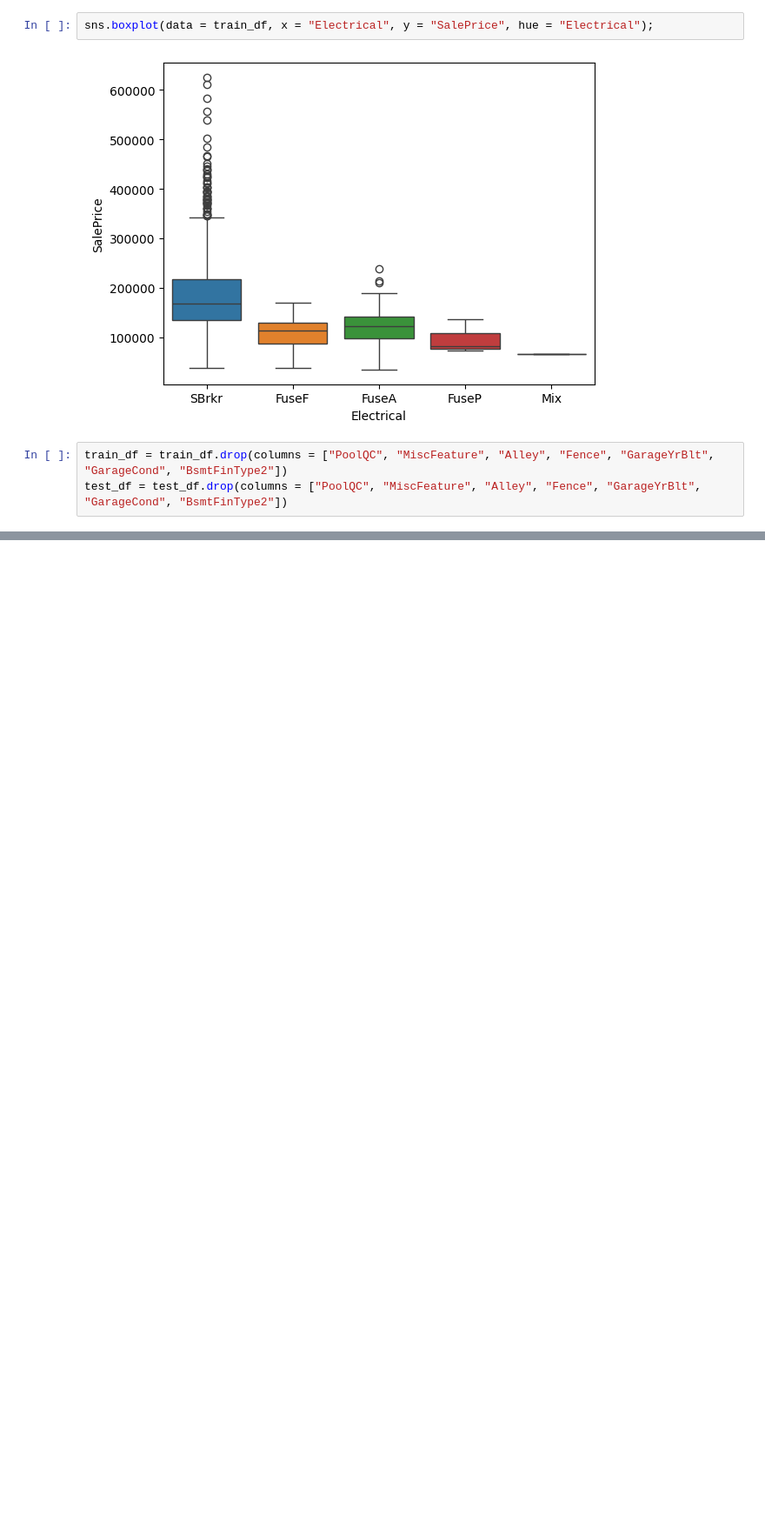
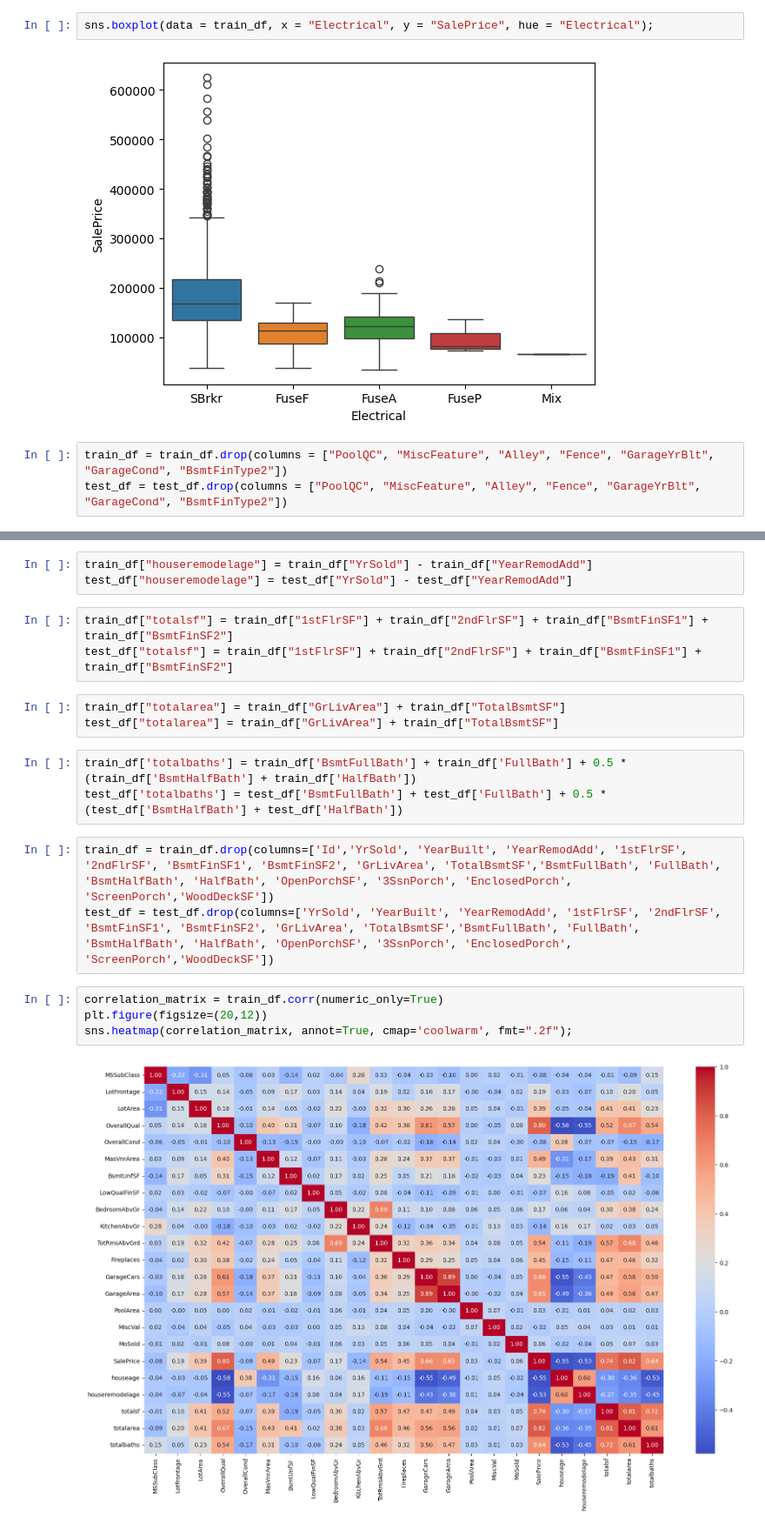
Before and after one commit to akshat-shethia/Kaggle, a Jupyter notebook: house-prices-advanced-regression-techniques/house-prices-advanced-regression-techniques.ipynb, the cells around one changed output, grey strips where cells are left out. Shown at 87% size. Drawn from its saved outputs; the diff is of its cells as text; blank space fills up the shorter version.

Commit message:
completed creating preprocessing pipelines in house-prices-advanced-regression-techniques competiton

```diff
--- a/house-prices-advanced-regression-techniques/house-prices-advanced-regression-techniques.ipynb
+++ b/house-prices-advanced-regression-techniques/house-prices-advanced-regression-techniques.ipynb
@@ -1047,0 +1049,21 @@ test_df = test_df.drop(columns = ["PoolQC", "MiscFeature", "Alley", "Fence", "Ga
+# %%
+train_df["houseremodelage"] = train_df["YrSold"] - train_df["YearRemodAdd"]
+test_df["houseremodelage"] = test_df["YrSold"] - test_df["YearRemodAdd"]
+# %%
+train_df["totalsf"] = train_df["1stFlrSF"] + train_df["2ndFlrSF"] + train_df["BsmtFinSF1"] + train_df["BsmtFinSF2"]
+test_df["totalsf"] = train_df["1stFlrSF"] + train_df["2ndFlrSF"] + train_df["BsmtFinSF1"] + train_df["BsmtFinSF2"]
+# %%
+train_df["totalarea"] = train_df["GrLivArea"] + train_df["TotalBsmtSF"]
+test_df["totalarea"] = train_df["GrLivArea"] + train_df["TotalBsmtSF"]
+# %%
+train_df['totalbaths'] = train_df['BsmtFullBath'] + train_df['FullBath'] + 0.5 * (train_df['BsmtHalfBath'] + train_df['HalfBath'])
+test_df['totalbaths'] = test_df['BsmtFullBath'] + test_df['FullBath'] + 0.5 * (test_df['BsmtHalfBath'] + test_df['HalfBath'])
+# %%
+train_df = train_df.drop(columns=['Id','YrSold', 'YearBuilt', 'YearRemodAdd', '1stFlrSF', '2ndFlrSF', 'BsmtFinSF1', 'BsmtFinSF2', 'GrLivArea', 'TotalBsmtSF','BsmtFullBath', 'FullBath', 'BsmtHalfBath', 'HalfBath', 'OpenPorchSF', '3SsnPorch', 'EnclosedPorch', 'ScreenPorch','WoodDeckSF'])
+test_df = test_df.drop(columns=['YrSold', 'YearBuilt', 'YearRemodAdd', '1stFlrSF', '2ndFlrSF', 'BsmtFinSF1', 'BsmtFinSF2', 'GrLivArea', 'TotalBsmtSF','BsmtFullBath', 'FullBath', 'BsmtHalfBath', 'HalfBath', 'OpenPorchSF', '3SsnPorch', 'EnclosedPorch', 'ScreenPorch','WoodDeckSF'])
+# %%
+correlation_matrix = train_df.corr(numeric_only=True)
+plt.figure(figsize=(20,12))
+sns.heatmap(correlation_matrix, annot=True, cmap='coolwarm', fmt=".2f");
+# %% [output]
+[figure, added]
```
Also changed, not shown: parts of 23 cells of this notebook.
